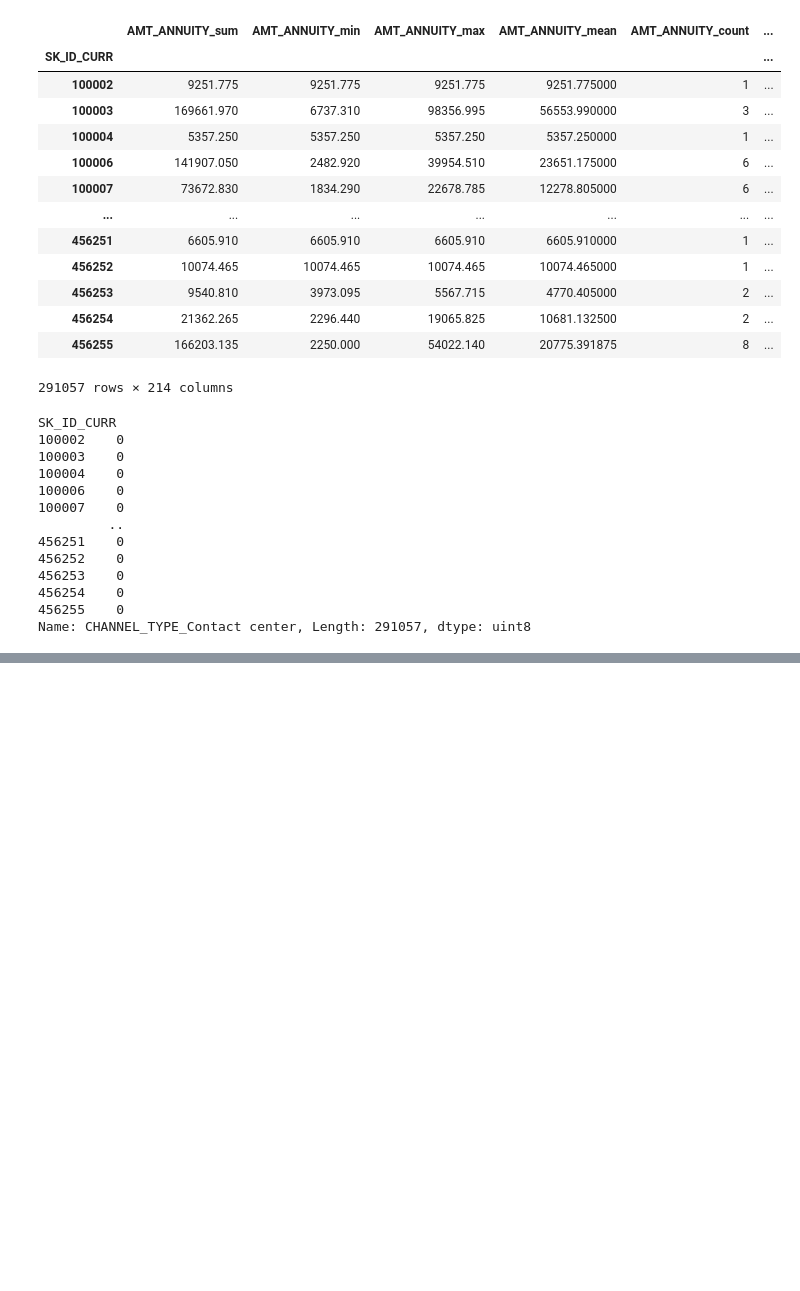
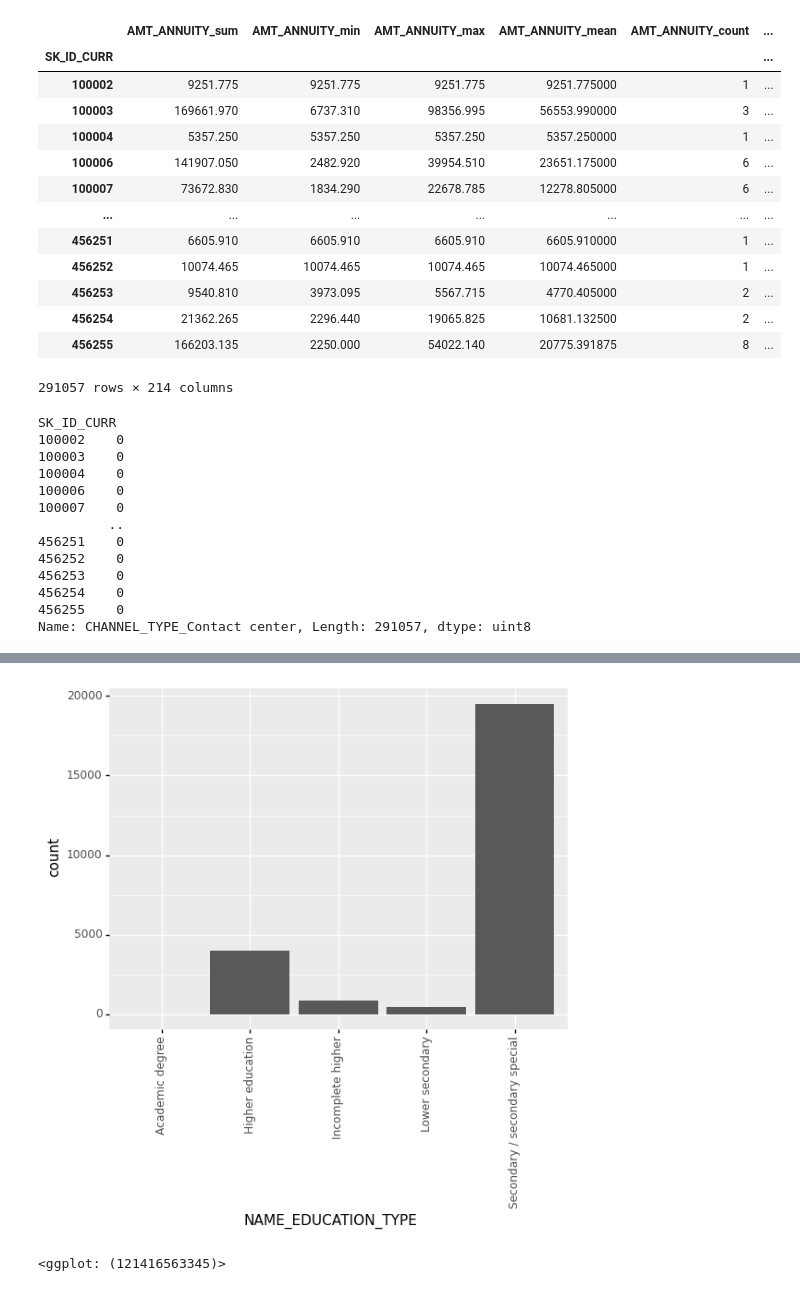
Before and after one commit to gaherna3/Case-Study-2, a Jupyter notebook: Case Study 2 - Plots.ipynb, the cells around one changed output, grey strips where cells are left out. Cells and saved outputs as stored; diff of their text form; code cells hidden in the pictures; blank space fills up the shorter version.

```diff
--- a/Case Study 2 - Plots.ipynb
+++ b/Case Study 2 - Plots.ipynb
@@ -650,0 +631,5 @@ plt.show()
+# %%
+ggplot(app_default, aes(x='NAME_EDUCATION_TYPE')) + geom_bar() + theme(axis_text_x=element_text(angle=90))
+# %% [output]
+[figure, added]
+<ggplot: (121416563345)>
```
Also changed, not shown: parts of 54 cells of this notebook.
